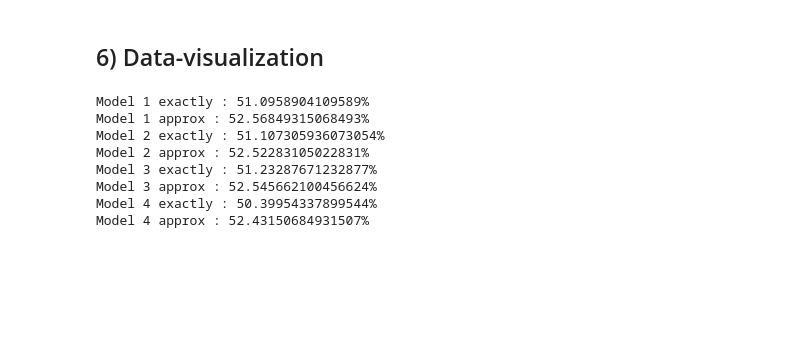
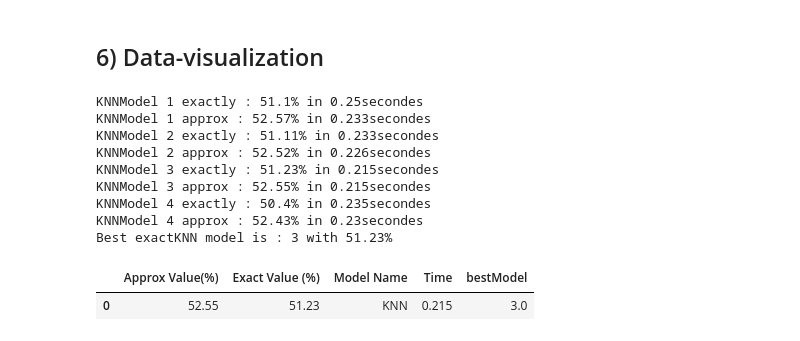
Before and after one commit to Pierre-Portfolio/Seoul-Bike-Sharing, a Jupyter notebook: SeoulBike.ipynb, the cells around one changed output. Drawn from its saved outputs; the diff is of its cells as text; code cells hidden in the pictures; blank space fills up the shorter version.

Commit message:
BestModel()

```diff
--- a/SeoulBike.ipynb
+++ b/SeoulBike.ipynb
@@ -248,7 +250,5 @@ def StockResult(exact,approx,time):
 # %%
-#Function which return the accuracy in (%) of prediction
-def ApproxAccuracy(result, predict):
-    predict = pd.Series(predict)
-    FusionDf = pd.DataFrame(result.subtract(predict, fill_value=0).abs())
-    FusionDfRestant = FusionDf.loc[(FusionDf[0] <= 5)]
-    return (len(FusionDfRestant) * 100) / len(FusionDf)
+#Function for calculate the time for the scoring fitting
+def TimeOfModel(func,*args):
+    start_time = time.time()
+    return (func(*args) , round(time.time() - start_time,3))
@@ -258,8 +277,10 @@ def ApproxAccuracy(result, predict):
 # %%
-#Function for calculate the time for the scoring fitting
-def TimeOfModel(func,*args):
-    start_time = time.time()
-    return (func(*args) , str(time.time() - start_time))
+#Generate a dataframe or we stock the best model for each methods
+ResultDf = pd.DataFrame()
+def StockResultDf(tab):
+    global ResultDf
+    df2 = {'Model Name': tab[0], 'bestModel': tab[1], 'Time': tab[2], 'Exact Value (%)' : tab[3], 'Approx Value(%)' : tab[4]}
+    ResultDf = ResultDf.append(df2,ignore_index=True)
 # %% [markdown]
 ## 6) Data-visualization
 # %%
@@ -268,38 +289,35 @@ def TimeOfModel(func,*args):
 y = SeoulBikeDf1["Rented Bike Count"]
 
 #Features
-x = SeoulBikeDf1.drop(['Rented Bike Count'], axis = 1)
+x1 = SeoulBikeDf1.drop(['Rented Bike Count'], axis = 1)
 x2 = SeoulBikeDf2.drop(['Rented Bike Count'], axis = 1)
 x3 = SeoulBikeDf3.drop(['Rented Bike Count'], axis = 1)
 x4 = SeoulBikeDf4.drop(['Rented Bike Count'], axis = 1)
 #x5 = SeoulBikeDf5.drop(['Rented Bike Count'], axis = 1)
+
+#Add all feature in a list
+listFeatures = [x1, x2, x3, x4]
 # %%
 def KNN(x,y,approx):
     KnnModel = KNeighborsClassifier(n_neighbors=2)
     KnnModel.fit(x,y)
     if(approx):
-        return str(ApproxAccuracy(y, KnnModel.predict(x)))
+        return round(ApproxAccuracy(y, KnnModel.predict(x)),2)
     else:
-        return str(KnnModel.score(x,y))
+        return round(KnnModel.score(x,y) * 100,2)
 # %%
 #KNN Model
-print('KNN Model 1 exactly : ' + str(KNN(x,y,False) * 100) + "%")
-print('KNN Model 1 approx : ' + str(KNN(x,y,True)) + "%")
-
-print('KNN Model 2 exactly : ' + str(KNN(x2,y,False) * 100) + "%")
-print('KNN Model 2 approx : ' + str(KNN(x2,y,True)) + "%")
-
-print('KNN Model 3 exactly : ' + str(KNN(x3,y,False) * 100) + "%")
-print('KNN Model 3 approx : ' + str(KNN(x3,y,True)) + "%")
-
-print('KNN Model 4 exactly : ' + str(KNN(x4,y,False) * 100) + "%")
-print('KNN Model 4 approx : ' + str(KNN(x4,y,True)) + "%")
+StockResultDf(BestModel("KNN", KNN))
+ResultDf
 # %% [output]
-Model 1 exactly : 51.0958904109589%
-Model 1 approx : 52.56849315068493%
-Model 2 exactly : 51.107305936073054%
-Model 2 approx : 52.52283105022831%
-Model 3 exactly : 51.23287671232877%
-Model 3 approx : 52.545662100456624%
-Model 4 exactly : 50.39954337899544%
-Model 4 approx : 52.43150684931507%
+KNNModel 1 exactly : 51.1% in 0.25secondes
+KNNModel 1 approx : 52.57% in 0.233secondes
+KNNModel 2 exactly : 51.11% in 0.233secondes
+KNNModel 2 approx : 52.52% in 0.226secondes
+KNNModel 3 exactly : 51.23% in 0.215secondes
+KNNModel 3 approx : 52.55% in 0.215secondes
+KNNModel 4 exactly : 50.4% in 0.235secondes
+KNNModel 4 approx : 52.43% in 0.23secondes
+Best exactKNN model is : 3 with 51.23%
+|  | Approx Value(%) | Exact Value (%) | Model Name | Time | bestModel |
+| 0 | 52.55 | 51.23 | KNN | 0.215 | 3.0 |
```
Also changed, not shown: parts of 8 cells of this notebook.
